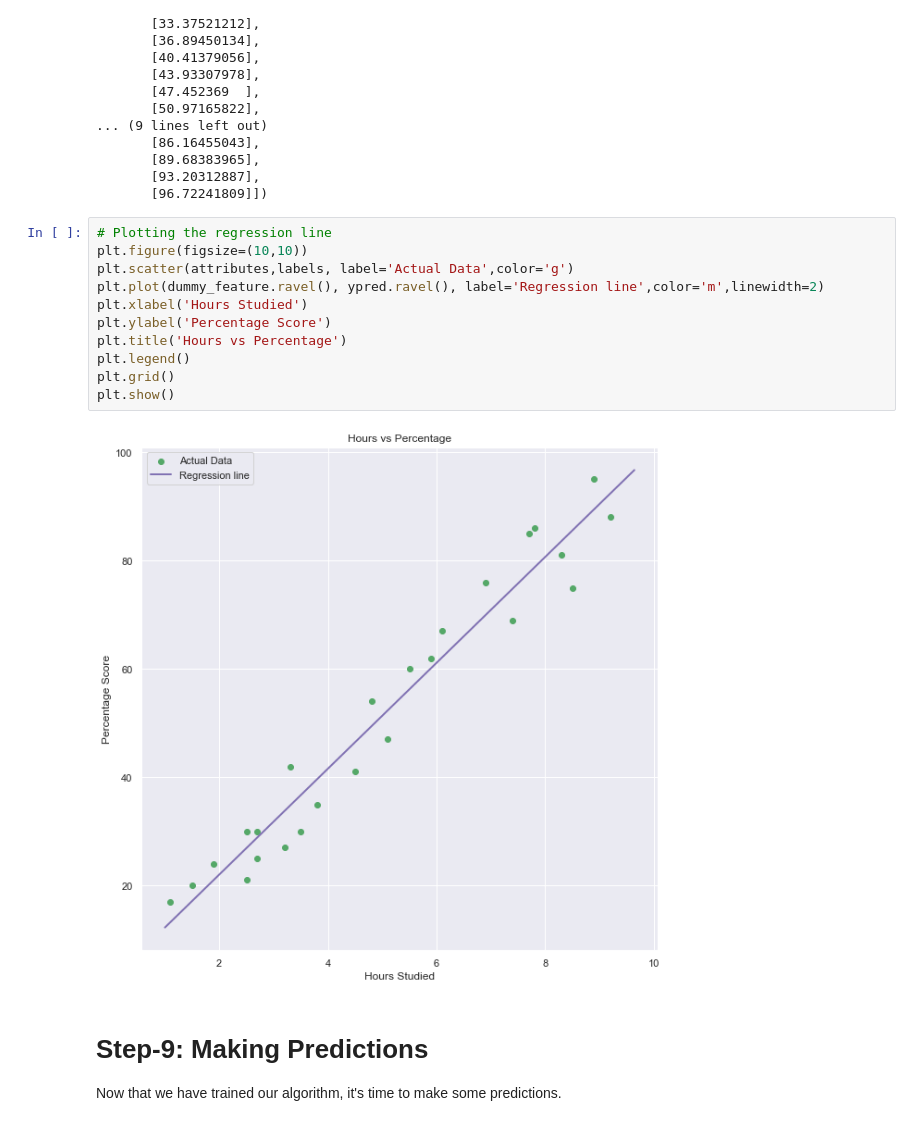
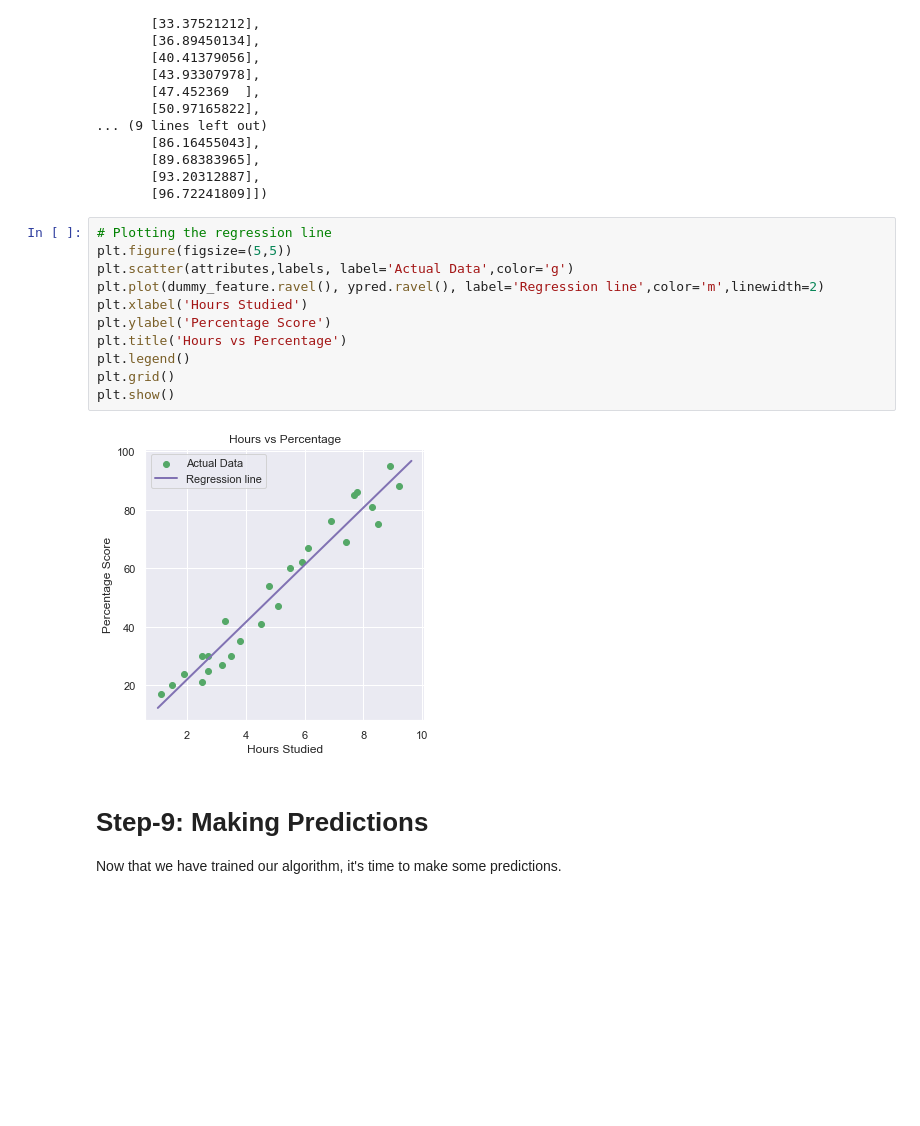
Before and after one commit to Rasel-25/Data-Science-Business-Analytics, a Jupyter notebook: Prediction using Supervised ML/Prediction using Supervised ML.ipynb, the cells around one changed output. Cells and saved outputs as stored; diff of their text form; blank space fills up the shorter version.

```diff
--- a/Prediction using Supervised ML/Prediction using Supervised ML.ipynb
+++ b/Prediction using Supervised ML/Prediction using Supervised ML.ipynb
@@ -237,17 +234,17 @@ array([[12.2594768 ],
        [96.72241809]])
 # %%
 # Plotting the regression line
-plt.figure(figsize=(10,10))
+plt.figure(figsize=(5,5))
 plt.scatter(attributes,labels, label='Actual Data',color='g')
 plt.plot(dummy_feature.ravel(), ypred.ravel(), label='Regression line',color='m',linewidth=2)
 plt.xlabel('Hours Studied')
 plt.ylabel('Percentage Score')
 plt.title('Hours vs Percentage')
 plt.legend()
 plt.grid()
 plt.show()
 # %% [output]
-[figure, old version]
+[figure, new version]
 # %% [markdown]
 # Step-9: Making Predictions
 Now that we have trained our algorithm, it's time to make some predictions.
```
Also changed, not shown: parts of 6 cells of this notebook.
